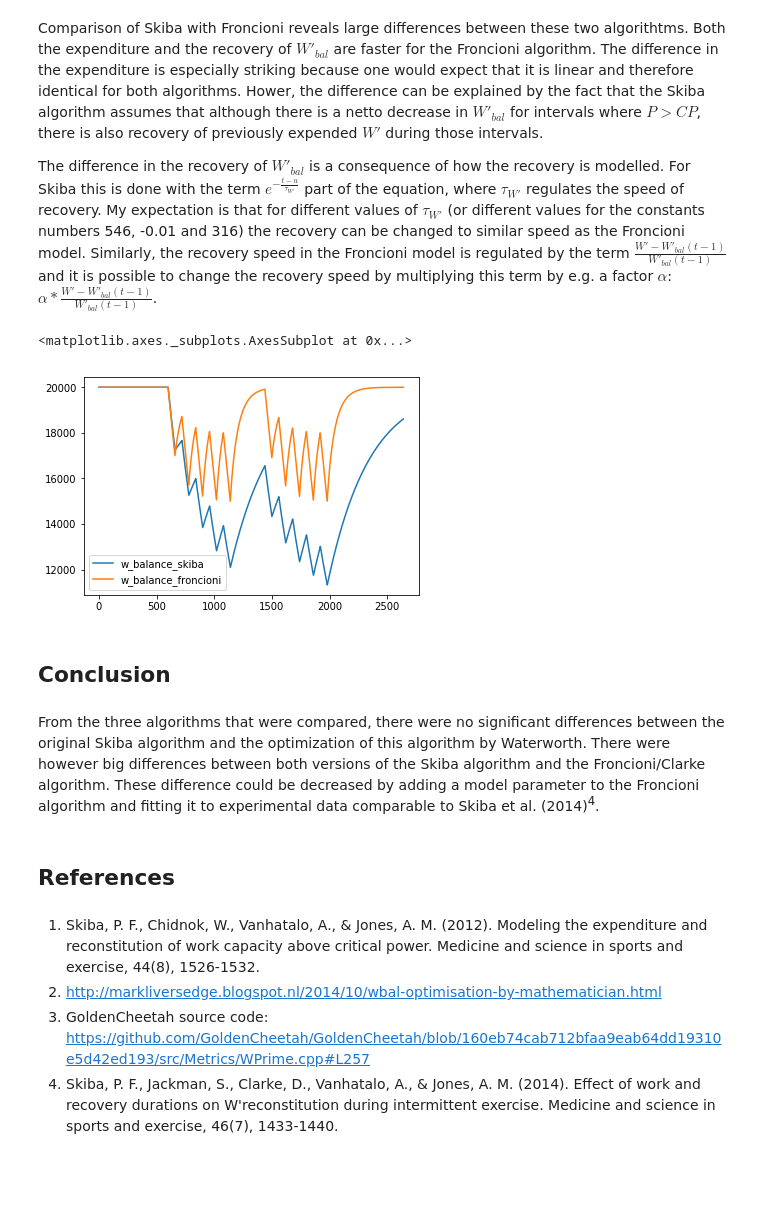
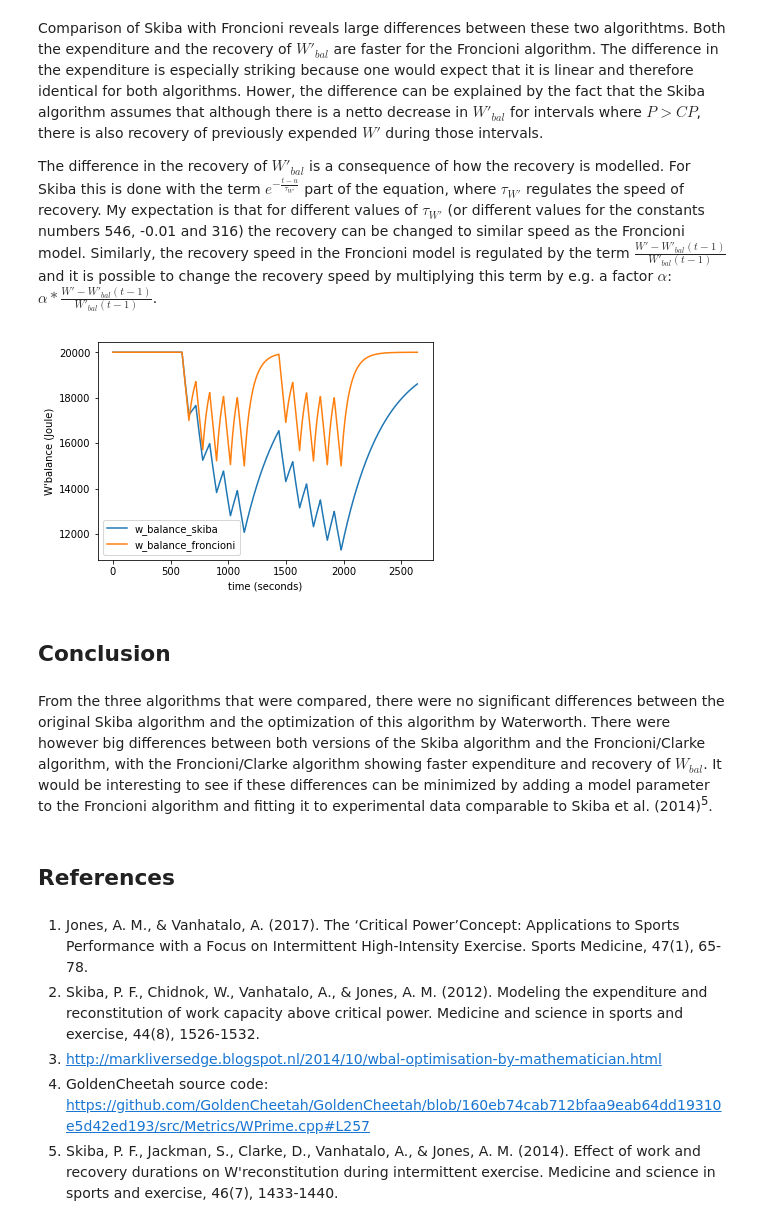
Before and after one commit to AartGoossens/publications, a Jupyter notebook: w_balance_algorithms/article.ipynb, the cells around one changed output. Drawn from its saved outputs; the diff is of its cells as text; code cells hidden in the pictures; blank space fills up the shorter version.

```diff
--- a/w_balance_algorithms/article.ipynb
+++ b/w_balance_algorithms/article.ipynb
@@ -105,19 +103,21 @@ When the residual plot for these two algorithms is plotted...
 Comparison of Skiba with Froncioni reveals large differences between these two algorithtms. Both the expenditure and the recovery of $W'_{bal}$ are faster for the Froncioni algorithm. The difference in the expenditure is especially striking because one would expect that it is linear and therefore identical for both algorithms. Hower, the difference can be explained by the fact that the Skiba algorithm assumes that although there is a netto decrease in $W'_{bal}$ for intervals where $P>CP$, there is also recovery of previously expended $W'$ during those intervals.
 
 The difference in the recovery of $W'_{bal}$ is a consequence of how the recovery is modelled. For Skiba this is done with the term $e^{-\frac{t-u}{\tau_{W'}}}$ part of the equation, where $\tau_{W'}$ regulates the speed of recovery. My expectation is that for different values of $\tau_{W'}$ (or different values for the constants numbers 546, -0.01 and 316) the recovery can be changed to similar speed as the Froncioni model. Similarly, the recovery speed in the Froncioni model is regulated by the term $\frac{W' - W'_{bal}(t-1)}{W'_{bal}(t-1)}$ and it is possible to change the recovery speed by multiplying this term by e.g. a factor $\alpha$: $\alpha*\frac{W' - W'_{bal}(t-1)}{W'_{bal}(t-1)}$.
-# %%
-wdf.loc[:, ['w_balance_skiba', 'w_balance_froncioni']].plot()
-# %% [output]
-<matplotlib.axes._subplots.AxesSubplot at 0x...>
-[figure, removed]
+# %%
+fig_skiba_froncioni = wdf.loc[:, ['w_balance_skiba', 'w_balance_froncioni']].plot()
+fig_skiba_froncioni.set_ylabel('W\'balance (Joule)');
+fig_skiba_froncioni.set_xlabel('time (seconds)');
+# %% [output]
+[figure, added]
 # %% [markdown]
 ## Conclusion
 # %% [markdown]
-From the three algorithms that were compared, there were no significant differences between the original Skiba algorithm and the optimization of this algorithm by Waterworth. There were however big differences between both versions of the Skiba algorithm and the Froncioni/Clarke algorithm. These difference could be decreased by adding a model parameter to the Froncioni algorithm and fitting it to experimental data comparable to Skiba et al. (2014)<sup>4</sup>.
+From the three algorithms that were compared, there were no significant differences between the original Skiba algorithm and the optimization of this algorithm by Waterworth. There were however big differences between both versions of the Skiba algorithm and the Froncioni/Clarke algorithm, with the Froncioni/Clarke algorithm showing faster expenditure and recovery of $W_{bal}$. It would be interesting to see if these differences can be minimized by adding a model parameter to the Froncioni algorithm and fitting it to experimental data comparable to Skiba et al. (2014)<sup>5</sup>.
 # %% [markdown]
 ## References
 # %% [markdown]
-1. Skiba, P. F., Chidnok, W., Vanhatalo, A., & Jones, A. M. (2012). Modeling the expenditure and reconstitution of work capacity above critical power. Medicine and science in sports and exercise, 44(8), 1526-1532.
-2. http://markliversedge.blogspot.nl/2014/10/wbal-optimisation-by-mathematician.html
-3. GoldenCheetah source code: https://github.com/GoldenCheetah/GoldenCheetah/blob/160eb74cab712bfaa9eab64dd19310e5d42ed193/src/Metrics/WPrime.cpp#L257
-4. Skiba, P. F., Jackman, S., Clarke, D., Vanhatalo, A., & Jones, A. M. (2014). Effect of work and recovery durations on W'reconstitution during intermittent exercise. Medicine and science in sports and exercise, 46(7), 1433-1440.
+1. Jones, A. M., & Vanhatalo, A. (2017). The ‘Critical Power’Concept: Applications to Sports Performance with a Focus on Intermittent High-Intensity Exercise. Sports Medicine, 47(1), 65-78.
+2. Skiba, P. F., Chidnok, W., Vanhatalo, A., & Jones, A. M. (2012). Modeling the expenditure and reconstitution of work capacity above critical power. Medicine and science in sports and exercise, 44(8), 1526-1532.
+3. http://markliversedge.blogspot.nl/2014/10/wbal-optimisation-by-mathematician.html
+4. GoldenCheetah source code: https://github.com/GoldenCheetah/GoldenCheetah/blob/160eb74cab712bfaa9eab64dd19310e5d42ed193/src/Metrics/WPrime.cpp#L257
+5. Skiba, P. F., Jackman, S., Clarke, D., Vanhatalo, A., & Jones, A. M. (2014). Effect of work and recovery durations on W'reconstitution during intermittent exercise. Medicine and science in sports and exercise, 46(7), 1433-1440.
```
Also changed, not shown: parts of 13 cells of this notebook, 5 other files.
